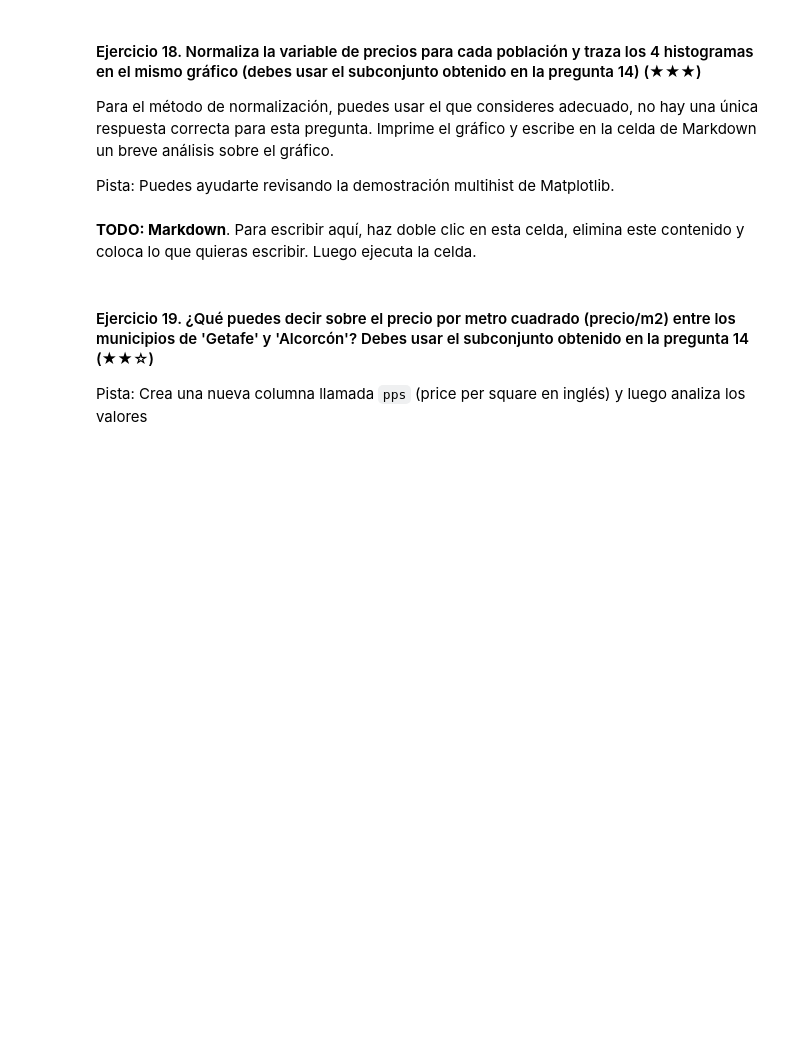
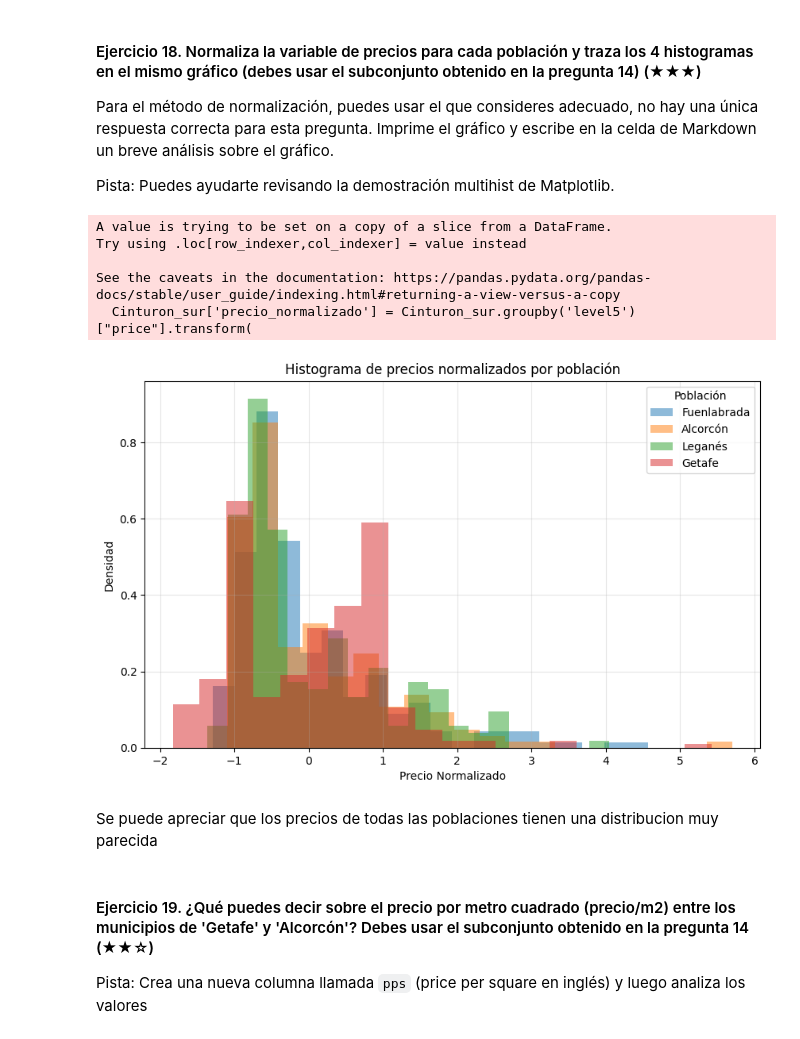
Before and after one commit to Gabymoctezuma/realestate-datacleanup-exercise, a Jupyter notebook: project.es.ipynb, the cells around one changed output. Saved outputs shown, nothing was run; the diff lists cells and outputs as text; code cells hidden in the pictures; blank space fills up the shorter version.

```diff
--- a/project.es.ipynb
+++ b/project.es.ipynb
@@ -458,8 +445,37 @@ Para el método de normalización, puedes usar el que consideres adecuado, no ha
 Pista: Puedes ayudarte revisando la demostración multihist de Matplotlib.
 # %%
 # TODO
+Cinturon_sur['precio_normalizado'] = Cinturon_sur.groupby('level5')["price"].transform(
+    lambda x: (x - x.mean()) / x.std()
+)
+
+plt.figure(figsize=(10, 6))
+
+for poblacion in Cinturon_sur['level5'].unique():
+    subset = Cinturon_sur[Cinturon_sur['level5'] == poblacion]
+    plt.hist(
+        subset['precio_normalizado'],
+        bins=20,
+        alpha=0.5,
+        label=poblacion,
+        density=True
+    )
+plt.title("Histograma de precios normalizados por población")
+plt.xlabel("Precio Normalizado")
+plt.ylabel("Densidad")
+plt.legend(title="Población")
+plt.grid(alpha=0.3)
+
+plt.show()
+# %% [output]
+A value is trying to be set on a copy of a slice from a DataFrame.
+Try using .loc[row_indexer,col_indexer] = value instead
+
+See the caveats in the documentation: https://pandas.pydata.org/pandas-docs/stable/user_guide/indexing.html#returning-a-view-versus-a-copy
+  Cinturon_sur['precio_normalizado'] = Cinturon_sur.groupby('level5')["price"].transform(
+[figure, added]
 # %% [markdown]
-**TODO: Markdown**. Para escribir aquí, haz doble clic en esta celda, elimina este contenido y coloca lo que quieras escribir. Luego ejecuta la celda.
+Se puede apreciar que los precios de todas las poblaciones tienen una distribucion muy parecida
 # %% [markdown]
 #### Ejercicio 19. ¿Qué puedes decir sobre el precio por metro cuadrado (precio/m2) entre los municipios de 'Getafe' y 'Alcorcón'? Debes usar el subconjunto obtenido en la pregunta 14 (★★☆)
 
```
Also changed, not shown: parts of 18 cells of this notebook, 1 other file.
